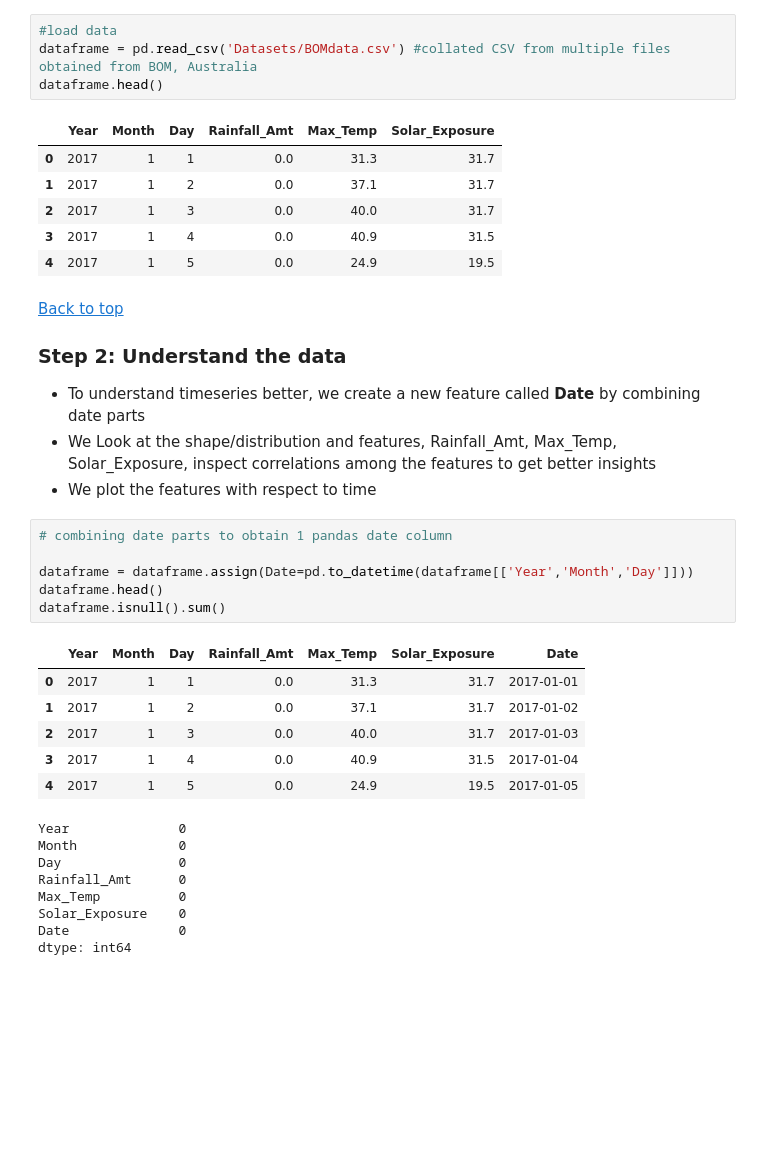
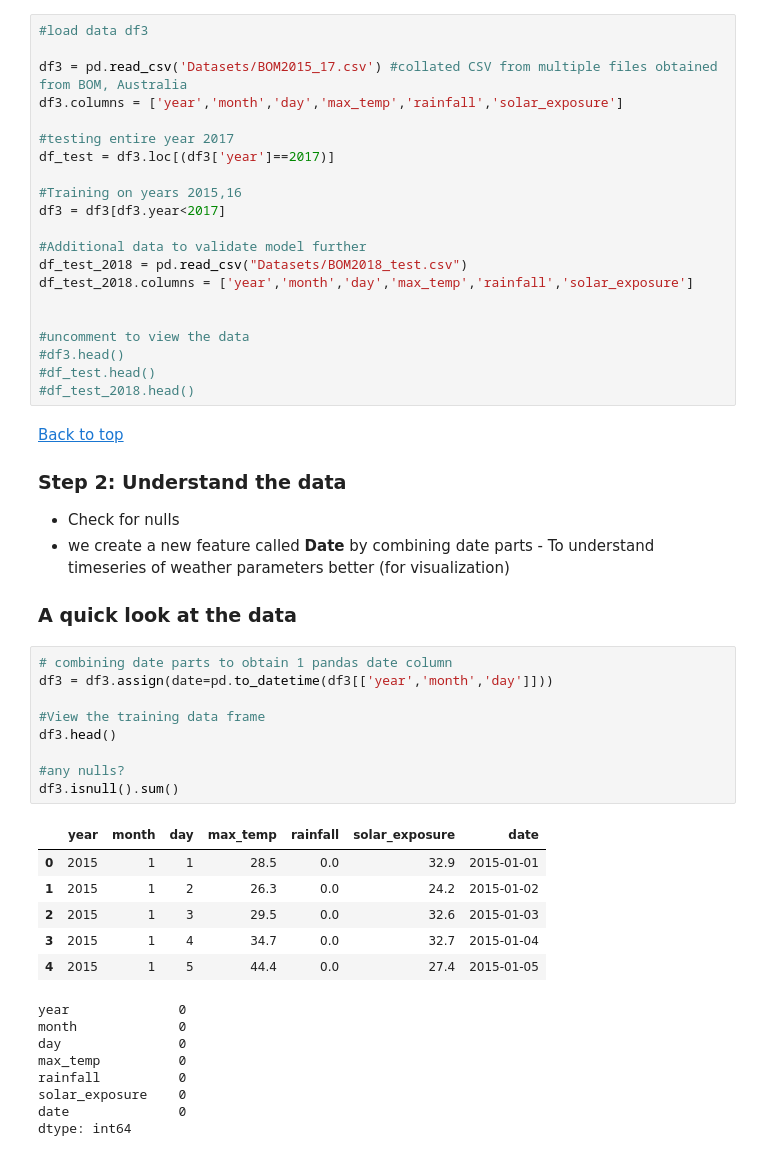
Before and after one commit to PrathyushaSangam/DataScienceUsingPython, a Jupyter notebook: BOM_SolarEnergy_Prediction.ipynb, the cells around one changed output. Saved outputs shown, nothing was run; the diff lists cells and outputs as text; blank space fills up the shorter version.

```diff
--- a/BOM_SolarEnergy_Prediction.ipynb
+++ b/BOM_SolarEnergy_Prediction.ipynb
@@ -39,38 +64,53 @@ import seaborn as sns
-# %%
-#load data
-dataframe = pd.read_csv('Datasets/BOMdata.csv') #collated CSV from multiple files obtained from BOM, Australia
-dataframe.head()
-# %% [output]
-|  | Year | Month | Day | Rainfall_Amt | Max_Temp | Solar_Exposure |
-| 0 | 2017 | 1 | 1 | 0.0 | 31.3 | 31.7 |
-| 1 | 2017 | 1 | 2 | 0.0 | 37.1 | 31.7 |
-| 2 | 2017 | 1 | 3 | 0.0 | 40.0 | 31.7 |
-| 3 | 2017 | 1 | 4 | 0.0 | 40.9 | 31.5 |
-| 4 | 2017 | 1 | 5 | 0.0 | 24.9 | 19.5 |
+# %%
+#load data df3
+
+df3 = pd.read_csv('Datasets/BOM2015_17.csv') #collated CSV from multiple files obtained from BOM, Australia
+df3.columns = ['year','month','day','max_temp','rainfall','solar_exposure']
+
+#testing entire year 2017
+df_test = df3.loc[(df3['year']==2017)]
+
+#Training on years 2015,16
+df3 = df3[df3.year<2017]
+
+#Additional data to validate model further
+df_test_2018 = pd.read_csv("Datasets/BOM2018_test.csv")
+df_test_2018.columns = ['year','month','day','max_temp','rainfall','solar_exposure']
+
+
+#uncomment to view the data
+#df3.head()
+#df_test.head()
+#df_test_2018.head()
 # %% [markdown]
 [Back to top](#Document-Outline)
 ### Step 2: Understand the data
-* To understand timeseries better, we create a new feature called **Date** by combining date parts
-* We Look at the shape/distribution and features, Rainfall_Amt, Max_Temp, Solar_Exposure, inspect correlations among the features to get better insights
-* We plot the features with respect to time
+
+* Check for nulls
+* we create a new feature called **Date** by combining date parts -  To understand timeseries of weather parameters better (for visualization)
+
+### A quick look at the data
 # %%
 # combining date parts to obtain 1 pandas date column
+df3 = df3.assign(date=pd.to_datetime(df3[['year','month','day']]))
 
-dataframe = dataframe.assign(Date=pd.to_datetime(dataframe[['Year','Month','Day']]))
-dataframe.head()
-dataframe.isnull().sum()
+#View the training data frame
+df3.head()
+
+#any nulls?
+df3.isnull().sum()
 # %% [output]
-|  | Year | Month | Day | Rainfall_Amt | Max_Temp | Solar_Exposure | Date |
-| 0 | 2017 | 1 | 1 | 0.0 | 31.3 | 31.7 | 2017-01-01 |
-| 1 | 2017 | 1 | 2 | 0.0 | 37.1 | 31.7 | 2017-01-02 |
-| 2 | 2017 | 1 | 3 | 0.0 | 40.0 | 31.7 | 2017-01-03 |
-| 3 | 2017 | 1 | 4 | 0.0 | 40.9 | 31.5 | 2017-01-04 |
-| 4 | 2017 | 1 | 5 | 0.0 | 24.9 | 19.5 | 2017-01-05 |
+|  | year | month | day | max_temp | rainfall | solar_exposure | date |
+| 0 | 2015 | 1 | 1 | 28.5 | 0.0 | 32.9 | 2015-01-01 |
+| 1 | 2015 | 1 | 2 | 26.3 | 0.0 | 24.2 | 2015-01-02 |
+| 2 | 2015 | 1 | 3 | 29.5 | 0.0 | 32.6 | 2015-01-03 |
+| 3 | 2015 | 1 | 4 | 34.7 | 0.0 | 32.7 | 2015-01-04 |
+| 4 | 2015 | 1 | 5 | 44.4 | 0.0 | 27.4 | 2015-01-05 |
-Year              0
-Month             0
-Day               0
-Rainfall_Amt      0
-Max_Temp          0
-Solar_Exposure    0
-Date              0
+year              0
+month             0
+day               0
+max_temp          0
+rainfall          0
+solar_exposure    0
+date              0
 dtype: int64
```
Also changed, not shown: parts of 22 cells of this notebook, 1 other file.
